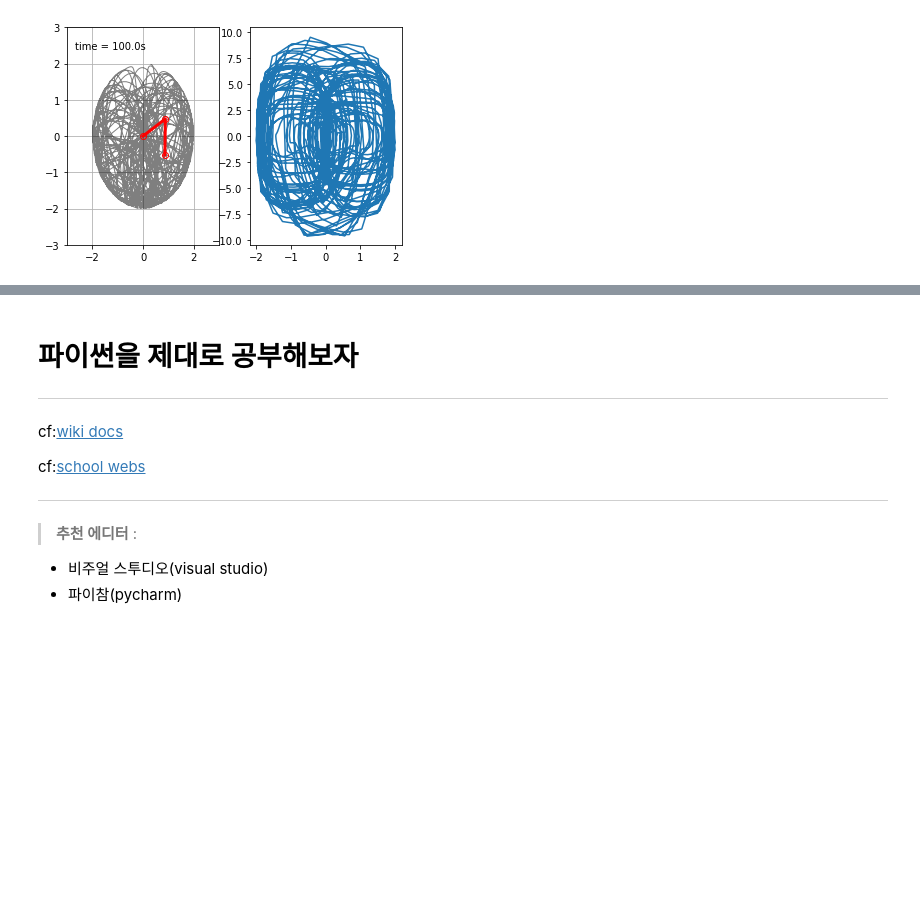
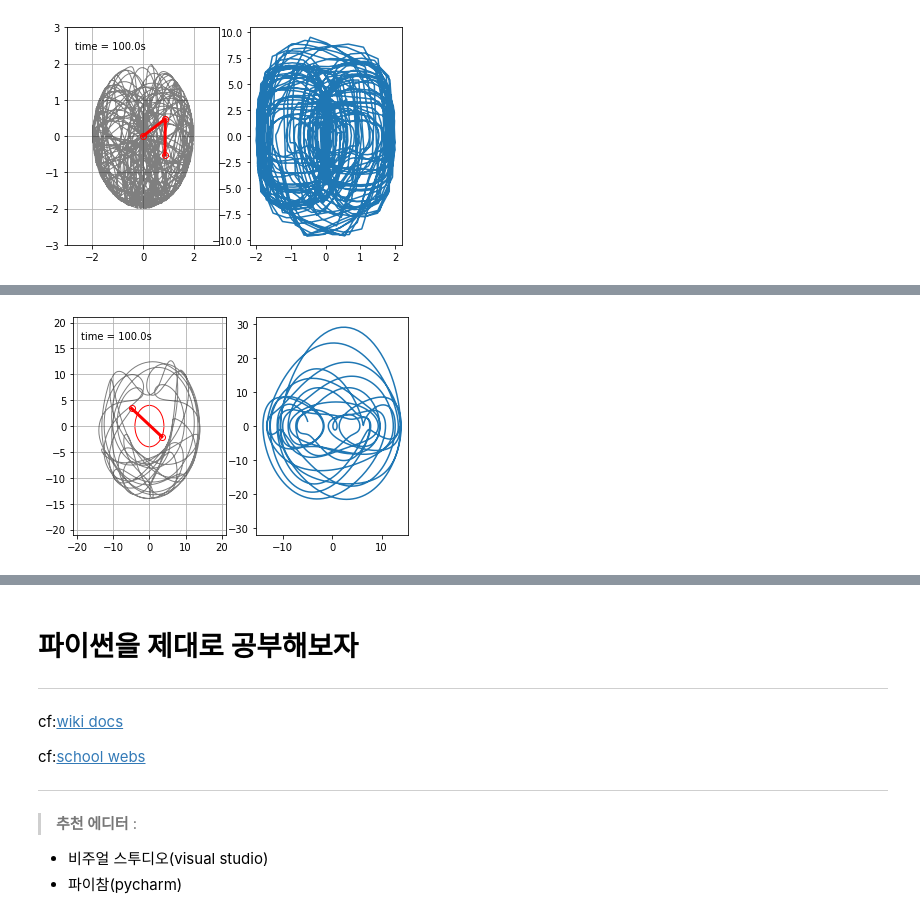
Before and after one commit to Dcal-dev/For-Study, a Jupyter notebook: For_Study_Dynamics.ipynb, the cells around one changed output, grey strips where cells are left out. Cells and saved outputs as stored; diff of their text form; code cells hidden in the pictures; blank space fills up the shorter version.

```diff
--- a/For_Study_Dynamics.ipynb
+++ b/For_Study_Dynamics.ipynb
@@ -1076,0 +1078,95 @@ NameError: ignored
+# %%
+import matplotlib.pyplot as plt
+from scipy.integrate import odeint
+import numpy as np
+from numpy import cos,sin
+from IPython.display import HTML
+import matplotlib.animation as animation
+
+
+
+### Initial condition ###
+G=9.8
+a=4     #회전하는 원판의 길이
+b=10    #줄의 길이
+
+w=1    #각속도
+theta=75#초기 줄의 각도
+omega=0 #initial angular velocity
+
+### state ###
+state=np.radians([theta,omega])
+
+dt=0.03
+t=np.arange(0,100,dt)
+tc=0
+### def derivs func
+def derivs(state,t):
+
+    dxdt=np.zeros_like(state)
+    dxdt[0]=state[1]
+    dxdt[1]=(w**2)*a/b*cos(state[0]-w*t)-G/b*sin(state[0])
+    return dxdt
+
+T=odeint(derivs,state,t)
+
+x0=a*cos(w*t)
+y0=a*sin(w*t)
+
+x=a*cos(w*t)+b*sin(T[:,0])
+y=a*sin(w*t)-b*cos(T[:,0])
+
+dx=-a*w*sin(w*t)+b*T[:,1]*cos(T[:,0])
+dy=a*w*cos(w*t)+b*T[:,1]*sin(T[:,0])
+
+MAXdx=max(dx)
+MAXx=max(x)
+
+
+fig = plt.figure()
+ax = fig.add_subplot(121, autoscale_on=False, xlim=(-(a+b)*1.5, (a+b)*1.5),
+                     ylim=(-(a+b)*1.5, (a+b)*1.5))
+ax.grid()
+
+ax2 = fig.add_subplot(122,xlim=(-MAXx*1.1, MAXx*1.1), ylim=(-MAXdx*1.1, MAXdx*1.1))
+cache, = ax.plot([], [],'k',lw=1,alpha=0.5)
+circle=plt.Circle((0,0),a,color='r',fill=False)
+ax.add_artist(circle)
+
+line, = ax.plot([], [], 'ro-', lw=3,markerfacecolor="None")
+line2, = ax2.plot([],[])
+time_template = 'time = %.1fs'
+time_text = ax.text(0.05, 0.9, '', transform=ax.transAxes)
+
+def init():
+    line.set_data([], [])
+    time_text.set_text('')
+    return line, time_text
+
+X=[]
+dXdt=[]
+
+CX=[]
+CY=[]
+
+inte=[]
+def animate(i):
+    global inte
+    thisx = [x0[i], x[i]]
+    thisy = [y0[i], y[i]]
+
+    line.set_data(thisx, thisy)
+    time_text.set_text(time_template % (i*dt))
+    X.append(x[i])
+    CX.append(x[i])
+    CY.append(y[i])
+    dXdt.append(dx[i])
+    line2.set_data(X,dXdt)
+    cache.set_data(CX,CY)
+    return line,line2, cache, time_text
+
+ani = animation.FuncAnimation(fig, animate, np.arange(1, len(T)),
+                              interval=dt*1000/3, blit=True, init_func=init)
+
+HTML(ani.to_html5_video())
+# %% [output]
@@ -1076,0 +1174 @@ NameError: ignored
+[figure, added]
```
Also changed, not shown: parts of 7 cells of this notebook.
